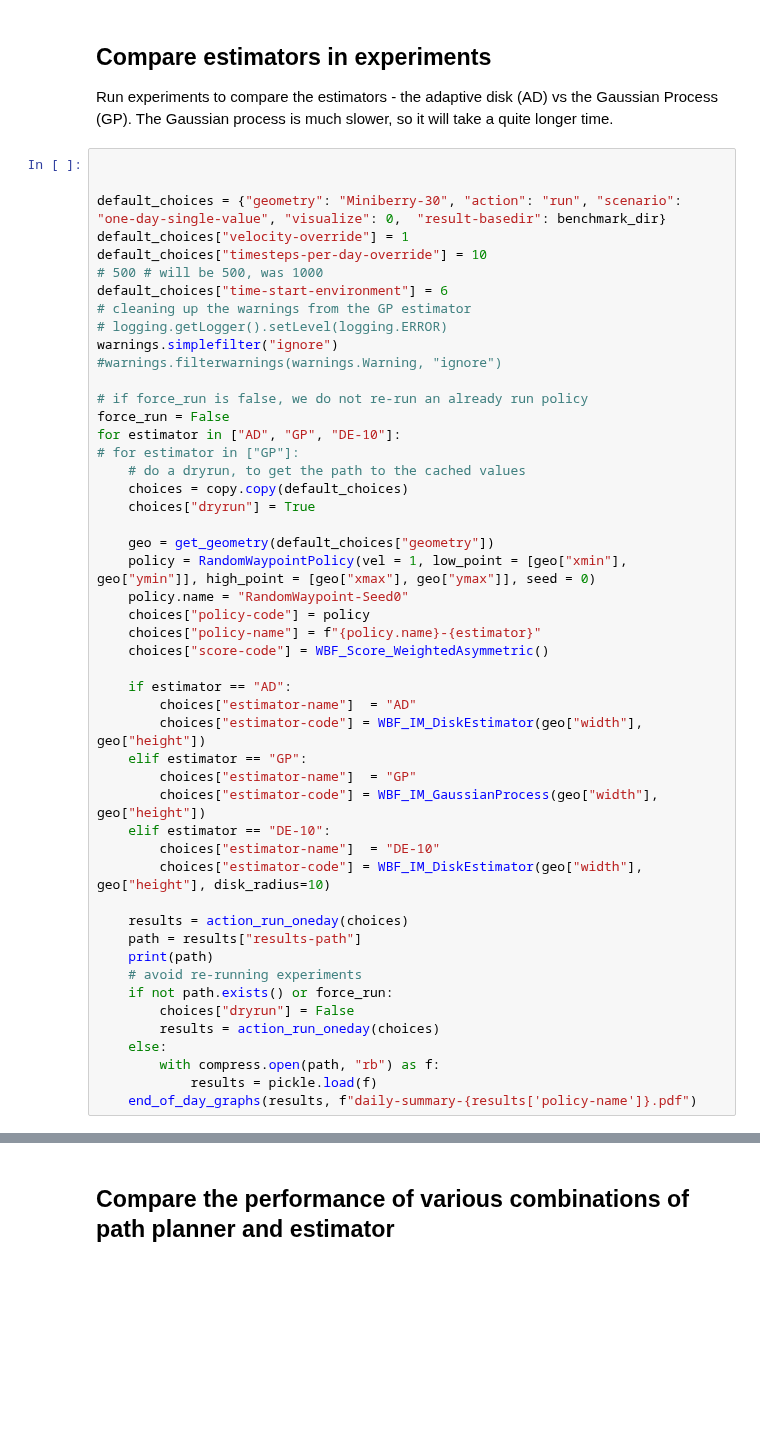
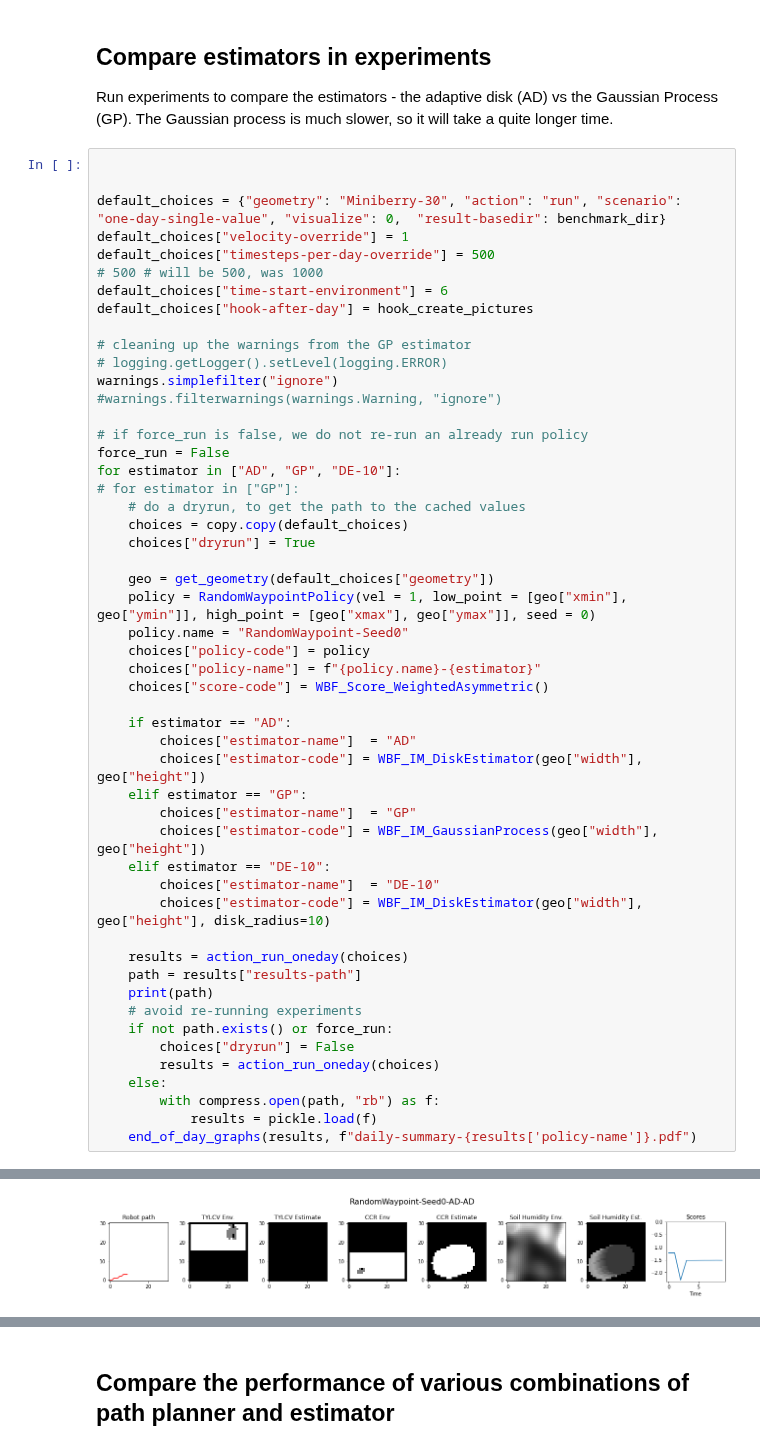
Before and after one commit to lboloni/WaterberryFarms, a Jupyter notebook: notebooks/BenchmarkPaper-experiments.ipynb, the cells around one changed output, grey strips where cells are left out. Saved outputs shown, nothing was run; the diff lists cells and outputs as text; blank space fills up the shorter version.

```diff
--- a/notebooks/BenchmarkPaper-experiments.ipynb
+++ b/notebooks/BenchmarkPaper-experiments.ipynb
@@ -193,9 +309,11 @@ Run experiments to compare the estimators - the adaptive disk (AD) vs the Gaussi
 
 default_choices = {"geometry": "Miniberry-30", "action": "run", "scenario": "one-day-single-value", "visualize": 0,  "result-basedir": benchmark_dir}
 default_choices["velocity-override"] = 1
-default_choices["timesteps-per-day-override"] = 10
+default_choices["timesteps-per-day-override"] = 500
 # 500 # will be 500, was 1000
 default_choices["time-start-environment"] = 6
+default_choices["hook-after-day"] = hook_create_pictures
+
 # cleaning up the warnings from the GP estimator
 # logging.getLogger().setLevel(logging.ERROR)
 warnings.simplefilter("ignore")
@@ -237,3 +355,4 @@ for estimator in ["AD", "GP", "DE-10"]:
         with compress.open(path, "rb") as f:
             results = pickle.load(f)
     end_of_day_graphs(results, f"daily-summary-{results['policy-name']}.pdf")
+# %% [output]
@@ -239,0 +376 @@ for estimator in ["AD", "GP", "DE-10"]:
+[figure, added]
```
Also changed, not shown: parts of 6 cells of this notebook, 2 other files.
